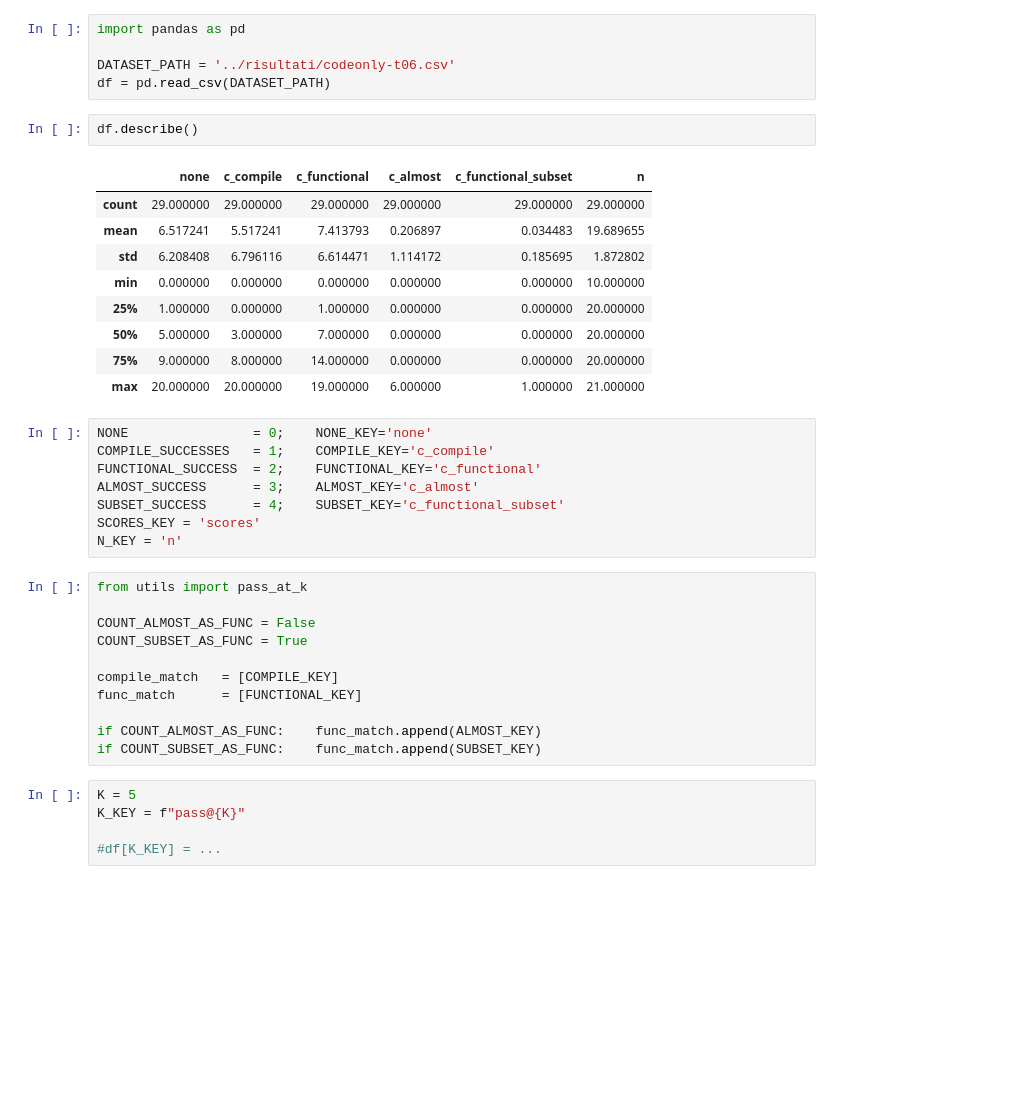
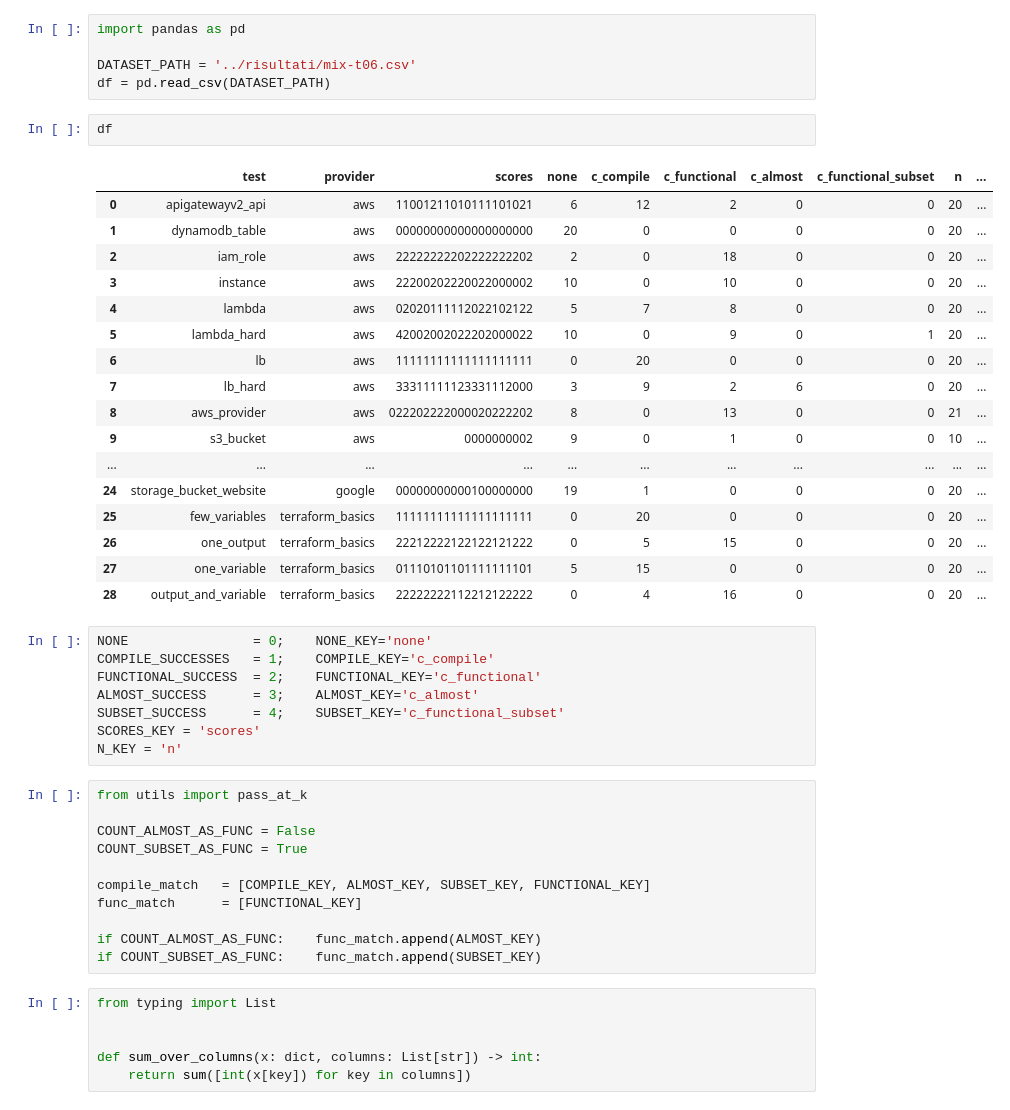
Before and after one commit to albemordo/evaluate, a Jupyter notebook: src/ComputeMetrics.ipynb, the cells around one changed output. Cells and saved outputs as stored; diff of their text form; blank space fills up the shorter version.

```diff
--- a/src/ComputeMetrics.ipynb
+++ b/src/ComputeMetrics.ipynb
@@ -1,20 +1,28 @@
 # %%
 import pandas as pd
 
-DATASET_PATH = '../risultati/codeonly-t06.csv'
+DATASET_PATH = '../risultati/mix-t06.csv'
 df = pd.read_csv(DATASET_PATH)
 # %%
-df.describe()
+df
 # %% [output]
-|  | none | c_compile | c_functional | c_almost | c_functional_subset | n |
-| count | 29.000000 | 29.000000 | 29.000000 | 29.000000 | 29.000000 | 29.000000 |
-| mean | 6.517241 | 5.517241 | 7.413793 | 0.206897 | 0.034483 | 19.689655 |
-| std | 6.208408 | 6.796116 | 6.614471 | 1.114172 | 0.185695 | 1.872802 |
-| min | 0.000000 | 0.000000 | 0.000000 | 0.000000 | 0.000000 | 10.000000 |
-| 25% | 1.000000 | 0.000000 | 1.000000 | 0.000000 | 0.000000 | 20.000000 |
-| 50% | 5.000000 | 3.000000 | 7.000000 | 0.000000 | 0.000000 | 20.000000 |
-| 75% | 9.000000 | 8.000000 | 14.000000 | 0.000000 | 0.000000 | 20.000000 |
-| max | 20.000000 | 20.000000 | 19.000000 | 6.000000 | 1.000000 | 21.000000 |
+|  | test | provider | scores | none | c_compile | c_functional | c_almost | c_functional_subset | n | ... |
+| 0 | apigatewayv2_api | aws | 11001211010111101021 | 6 | 12 | 2 | 0 | 0 | 20 | ... |
+| 1 | dynamodb_table | aws | 00000000000000000000 | 20 | 0 | 0 | 0 | 0 | 20 | ... |
+| 2 | iam_role | aws | 22222222202222222202 | 2 | 0 | 18 | 0 | 0 | 20 | ... |
+| 3 | instance | aws | 22200202220022000002 | 10 | 0 | 10 | 0 | 0 | 20 | ... |
+| 4 | lambda | aws | 02020111112022102122 | 5 | 7 | 8 | 0 | 0 | 20 | ... |
+| 5 | lambda_hard | aws | 42002002022202000022 | 10 | 0 | 9 | 0 | 1 | 20 | ... |
+| 6 | lb | aws | 11111111111111111111 | 0 | 20 | 0 | 0 | 0 | 20 | ... |
+| 7 | lb_hard | aws | 33311111123331112000 | 3 | 9 | 2 | 6 | 0 | 20 | ... |
+| 8 | aws_provider | aws | 022202222000020222202 | 8 | 0 | 13 | 0 | 0 | 21 | ... |
+| 9 | s3_bucket | aws | 0000000002 | 9 | 0 | 1 | 0 | 0 | 10 | ... |
+| ... | ... | ... | ... | ... | ... | ... | ... | ... | ... | ... |
+| 24 | storage_bucket_website | google | 00000000000100000000 | 19 | 1 | 0 | 0 | 0 | 20 | ... |
+| 25 | few_variables | terraform_basics | 11111111111111111111 | 0 | 20 | 0 | 0 | 0 | 20 | ... |
+| 26 | one_output | terraform_basics | 22212222122122121222 | 0 | 5 | 15 | 0 | 0 | 20 | ... |
+| 27 | one_variable | terraform_basics | 01110101101111111101 | 5 | 15 | 0 | 0 | 0 | 20 | ... |
+| 28 | output_and_variable | terraform_basics | 22222222112212122222 | 0 | 4 | 16 | 0 | 0 | 20 | ... |
 # %%
 NONE                = 0;    NONE_KEY='none'
 COMPILE_SUCCESSES   = 1;    COMPILE_KEY='c_compile'
@@ -29,13 +37,14 @@ from utils import pass_at_k
 COUNT_ALMOST_AS_FUNC = False
 COUNT_SUBSET_AS_FUNC = True
 
-compile_match   = [COMPILE_KEY]
+compile_match   = [COMPILE_KEY, ALMOST_KEY, SUBSET_KEY, FUNCTIONAL_KEY]
 func_match      = [FUNCTIONAL_KEY]
 
 if COUNT_ALMOST_AS_FUNC:    func_match.append(ALMOST_KEY)
 if COUNT_SUBSET_AS_FUNC:    func_match.append(SUBSET_KEY)
-# %%
-K = 5
-K_KEY = f"pass@{K}"
-
-#df[K_KEY] = ...
+# %%
+from typing import List
+
+
+def sum_over_columns(x: dict, columns: List[str]) -> int:
+    return sum([int(x[key]) for key in columns])
```
Also changed, not shown: parts of 5 cells of this notebook, 3 other files.
